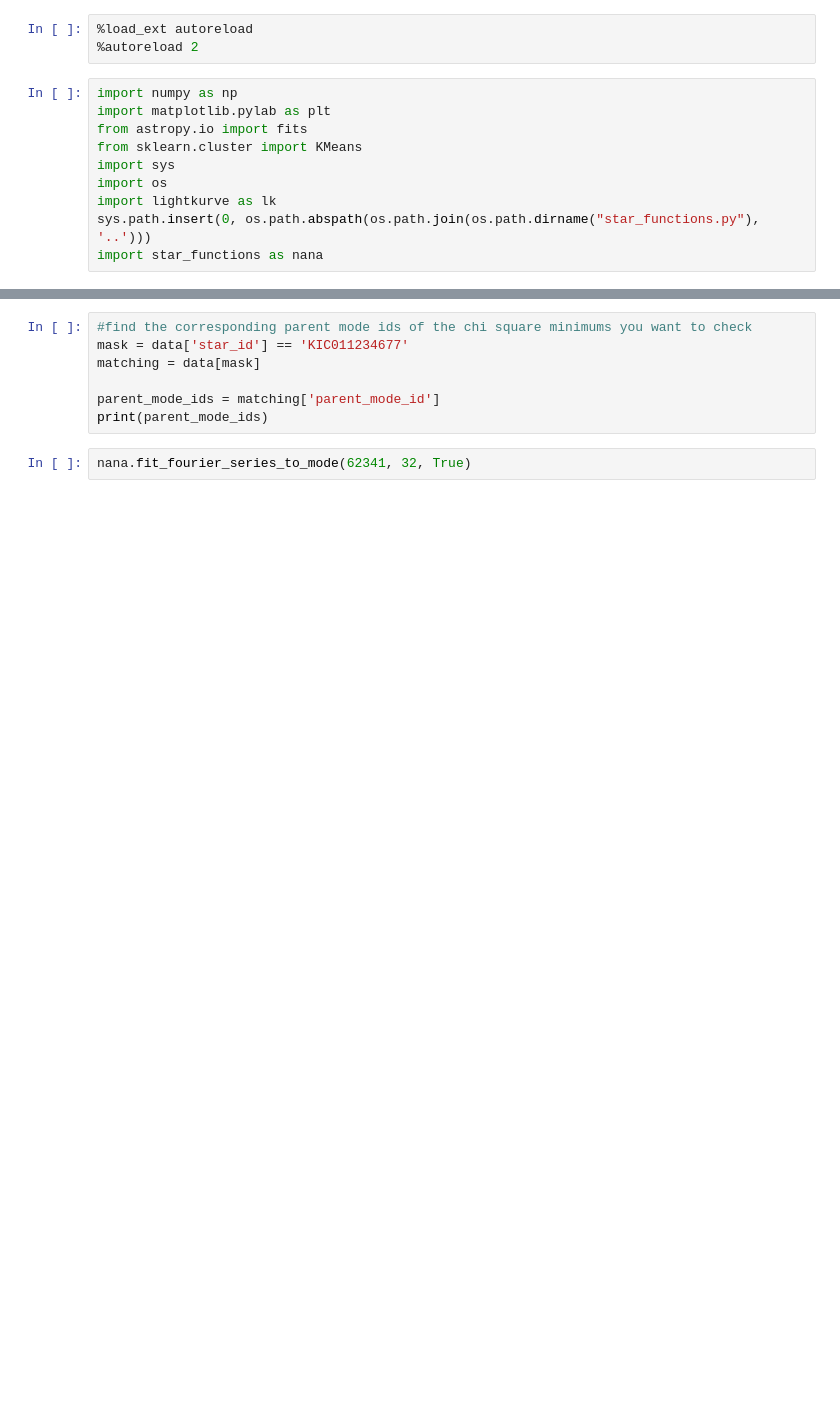
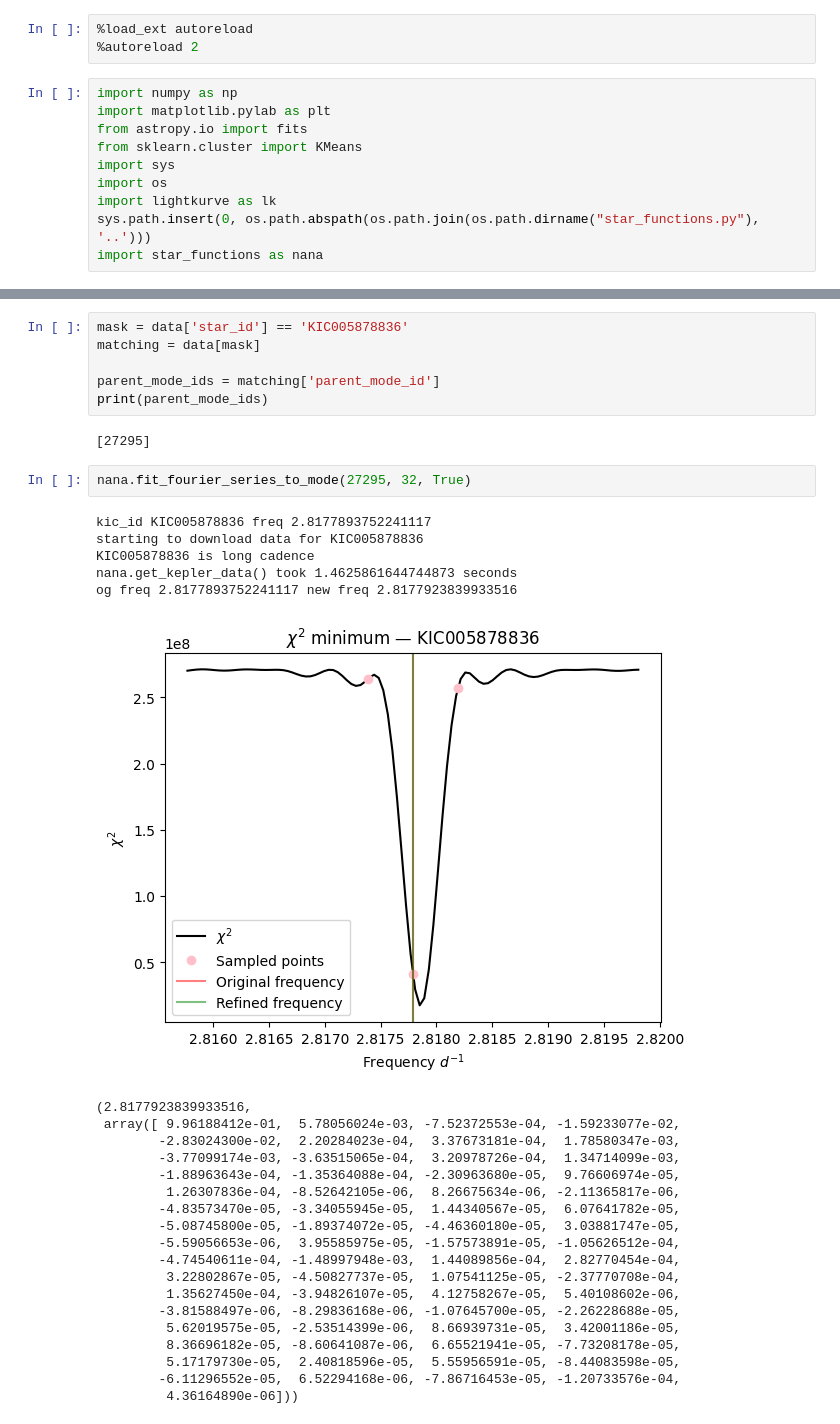
Before and after one commit to nanamiller/CoherentModeCatalog, a Jupyter notebook: notebooks/chi-square_fourier_check.ipynb, the cells around one changed output, grey strips where cells are left out. Drawn from its saved outputs; the diff is of its cells as text; blank space fills up the shorter version.

```diff
--- a/notebooks/chi-square_fourier_check.ipynb
+++ b/notebooks/chi-square_fourier_check.ipynb
@@ -21,9 +49,35 @@ print(len(data), header)
 # %%
-#find the corresponding parent mode ids of the chi square minimums you want to check
-mask = data['star_id'] == 'KIC011234677'
+mask = data['star_id'] == 'KIC005878836'
 matching = data[mask]
 
 parent_mode_ids = matching['parent_mode_id']
 print(parent_mode_ids)
+# %% [output]
+[27295]
 # %%
-nana.fit_fourier_series_to_mode(62341, 32, True)
+nana.fit_fourier_series_to_mode(27295, 32, True)
+# %% [output]
+kic_id KIC005878836 freq 2.8177893752241117
+starting to download data for KIC005878836
+KIC005878836 is long cadence
+nana.get_kepler_data() took 1.4625861644744873 seconds
+og freq 2.8177893752241117 new freq 2.8177923839933516
+[figure, added]
+(2.8177923839933516,
+ array([ 9.96188412e-01,  5.78056024e-03, -7.52372553e-04, -1.59233077e-02,
+        -2.83024300e-02,  2.20284023e-04,  3.37673181e-04,  1.78580347e-03,
+        -3.77099174e-03, -3.63515065e-04,  3.20978726e-04,  1.34714099e-03,
+        -1.88963643e-04, -1.35364088e-04, -2.30963680e-05,  9.76606974e-05,
+         1.26307836e-04, -8.52642105e-06,  8.26675634e-06, -2.11365817e-06,
+        -4.83573470e-05, -3.34055945e-05,  1.44340567e-05,  6.07641782e-05,
+        -5.08745800e-05, -1.89374072e-05, -4.46360180e-05,  3.03881747e-05,
+        -5.59056653e-06,  3.95585975e-05, -1.57573891e-05, -1.05626512e-04,
+        -4.74540611e-04, -1.48997948e-03,  1.44089856e-04,  2.82770454e-04,
+         3.22802867e-05, -4.50827737e-05,  1.07541125e-05, -2.37770708e-04,
+         1.35627450e-04, -3.94826107e-05,  4.12758267e-05,  5.40108602e-06,
+        -3.81588497e-06, -8.29836168e-06, -1.07645700e-05, -2.26228688e-05,
+         5.62019575e-05, -2.53514399e-06,  8.66939731e-05,  3.42001186e-05,
+         8.36696182e-05, -8.60641087e-06,  6.65521941e-05, -7.73208178e-05,
+         5.17179730e-05,  2.40818596e-05,  5.55956591e-05, -8.44083598e-05,
+        -6.11296552e-05,  6.52294168e-06, -7.86716453e-05, -1.20733576e-04,
+         4.36164890e-06]))
```
Also changed, not shown: parts of 3 cells of this notebook, 3 other files.
